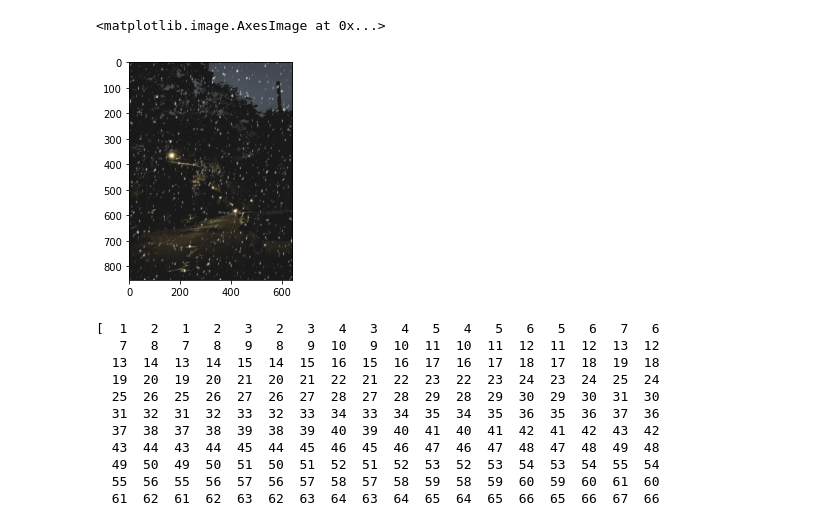
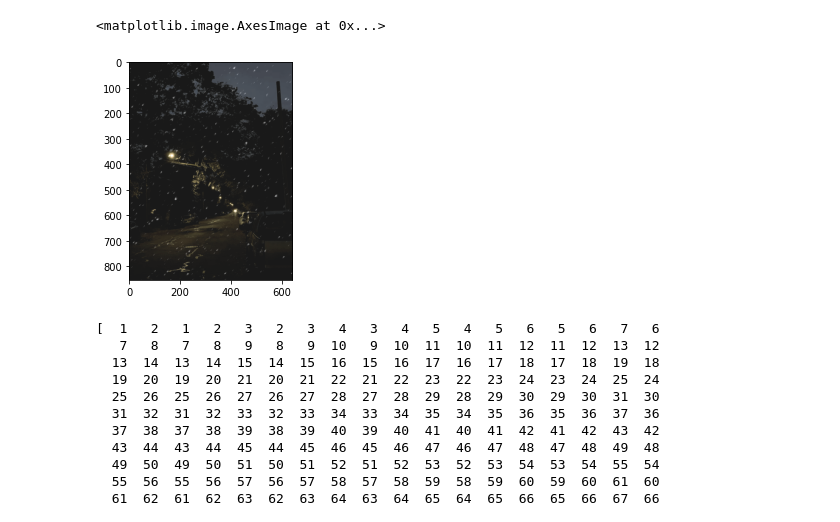
Before and after one commit to locsor/weatherAugmentation, a Jupyter notebook: augmGPU.ipynb, the cells around one changed output. Drawn from its saved outputs; the diff is of its cells as text; code cells hidden in the pictures.

```diff
--- a/augmGPU.ipynb
+++ b/augmGPU.ipynb
@@ -95,7 +95,7 @@ def clipped_zoom_cupy(img, zoom_factor):
     ch1 = int(cp.ceil(img.shape[1] / float(zoom_factor)))
     top1 = (img.shape[1] - ch1) // 2
 
-    img = cp.array(scizoom(cp.asnumpy(img[top0:top0 + ch0, top1:top1 + ch1]),
+    img = cp.array(scizoom(img[top0:top0 + ch0, top1:top1 + ch1],
                   (zoom_factor, zoom_factor, 1), order=1))
 
     return img
@@ -450,7 +421,7 @@ def snow_cupy(x, severity=1):
         x = c[6] * x + (1 - c[6]) * np.maximum(x, rgb2gray_cupy(x).reshape(
             x.shape[0], x.shape[1], 1) * 1.5 + 0.5)
     try:
-        return cp.clip(x + snow_layer + np.rot90(snow_layer, k=2), 0, 1) * 255
+        return cp.clip(x + 0.85*snow_layer + np.rot90(snow_layer, k=2), 0, 1) * 255
     except ValueError:
         print('ValueError for Snow, Exception handling')
         x[:snow_layer.shape[0], :snow_layer.shape[1]] += snow_layer + np.rot90(
@@ -544,13 +515,13 @@ def clouds_cupy(x, severity=1):
 # %%
 image_dir = './images'
 
 img = cv2.cvtColor(cv2.imread(image_dir + '/1.png'),cv2.COLOR_BGR2RGB)
-out = np.uint8(cp.asnumpy(snow_cupy(img ,3)))
+out = np.uint8(cp.asnumpy(snow_cupy(img ,1)))
 
 plt.imshow(out)
 # %% [output]
 <matplotlib.image.AxesImage at 0x...>
-[figure, old version]
+[figure, new version]
 # %%
 print(rr)
 # %% [output]
```
Also changed, not shown: parts of 3 cells of this notebook, 6 other files.
